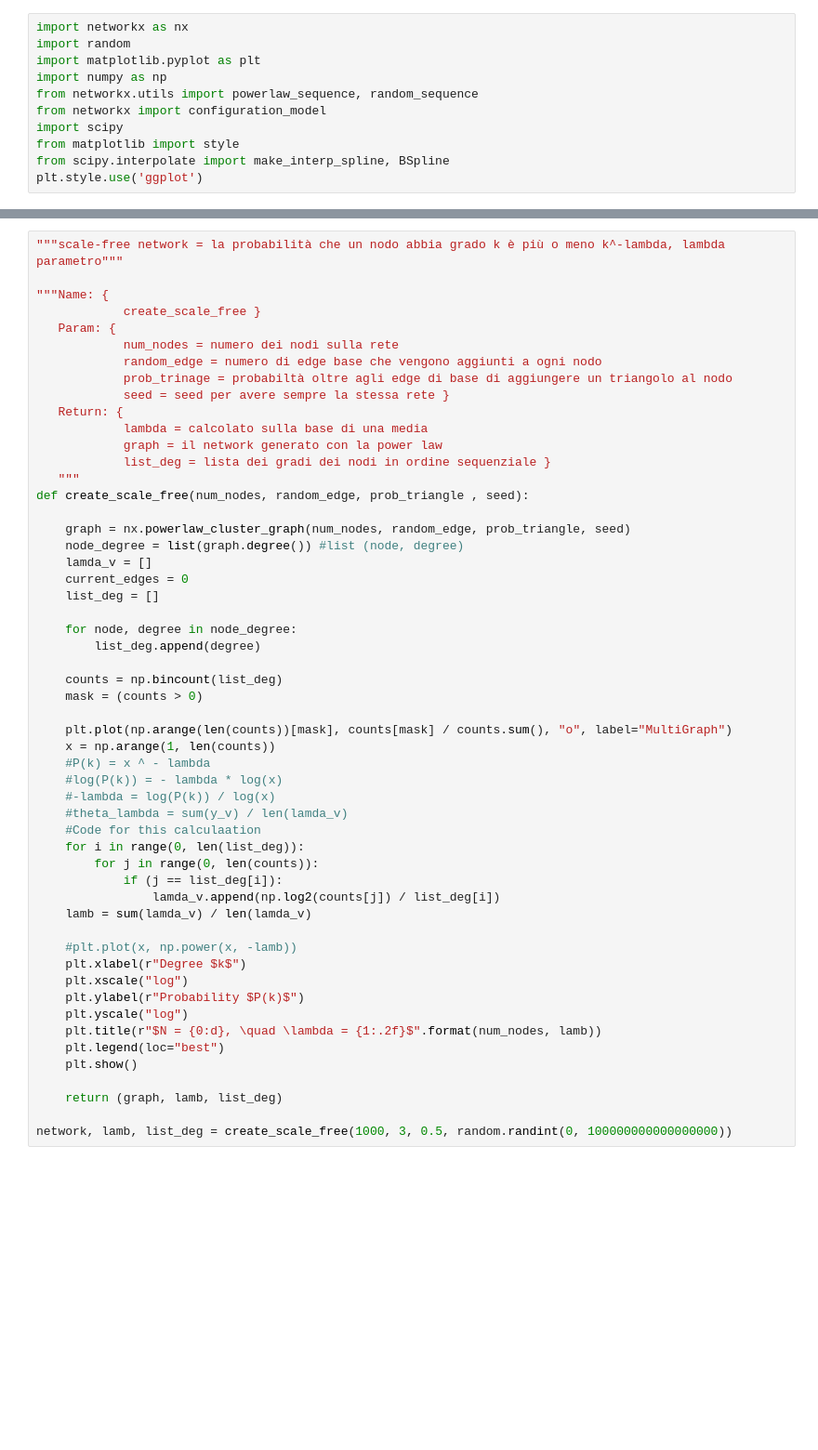
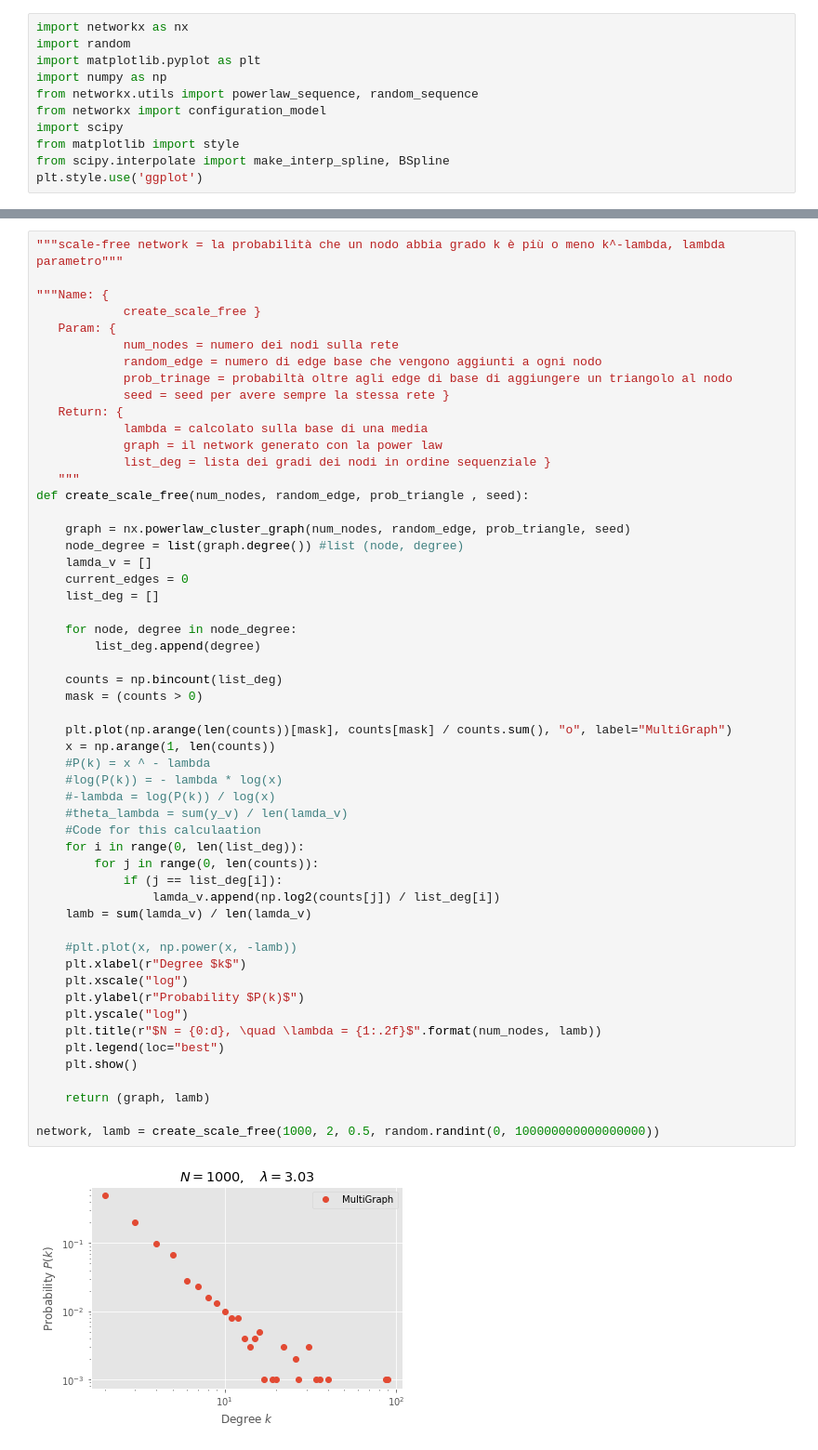
Before and after one commit to Big-data-Group-97/Learning-From-Netwok-Project-, a Jupyter notebook: LearnigFromNetwork.ipynb, the cells around one changed output, grey strips where cells are left out. Shown at 93% size. Drawn from its saved outputs; the diff is of its cells as text; blank space fills up the shorter version.

```diff
--- a/LearnigFromNetwork.ipynb
+++ b/LearnigFromNetwork.ipynb
@@ -45,32 +45,34 @@ def create_scale_free(num_nodes, random_edge, prob_triangle , seed):
 
     for node, degree in node_degree:
         list_deg.append(degree)
 
     counts = np.bincount(list_deg)
     mask = (counts > 0)
 
     plt.plot(np.arange(len(counts))[mask], counts[mask] / counts.sum(), "o", label="MultiGraph")
     x = np.arange(1, len(counts))
     #P(k) = x ^ - lambda
     #log(P(k)) = - lambda * log(x)
     #-lambda = log(P(k)) / log(x)
     #theta_lambda = sum(y_v) / len(lamda_v)
     #Code for this calculaation
     for i in range(0, len(list_deg)):
         for j in range(0, len(counts)):
             if (j == list_deg[i]):
                 lamda_v.append(np.log2(counts[j]) / list_deg[i])
     lamb = sum(lamda_v) / len(lamda_v)
 
     #plt.plot(x, np.power(x, -lamb))
     plt.xlabel(r"Degree $k$")
     plt.xscale("log")
     plt.ylabel(r"Probability $P(k)$")
     plt.yscale("log")
     plt.title(r"$N = {0:d}, \quad \lambda = {1:.2f}$".format(num_nodes, lamb))
     plt.legend(loc="best")
     plt.show()
 
-    return (graph, lamb, list_deg)
+    return (graph, lamb)
 
-network, lamb, list_deg = create_scale_free(1000, 3, 0.5, random.randint(0, 100000000000000000))
+network, lamb = create_scale_free(1000, 2, 0.5, random.randint(0, 100000000000000000))
+# %% [output]
+[figure, added]
```
Also changed, not shown: parts of 9 cells of this notebook.
